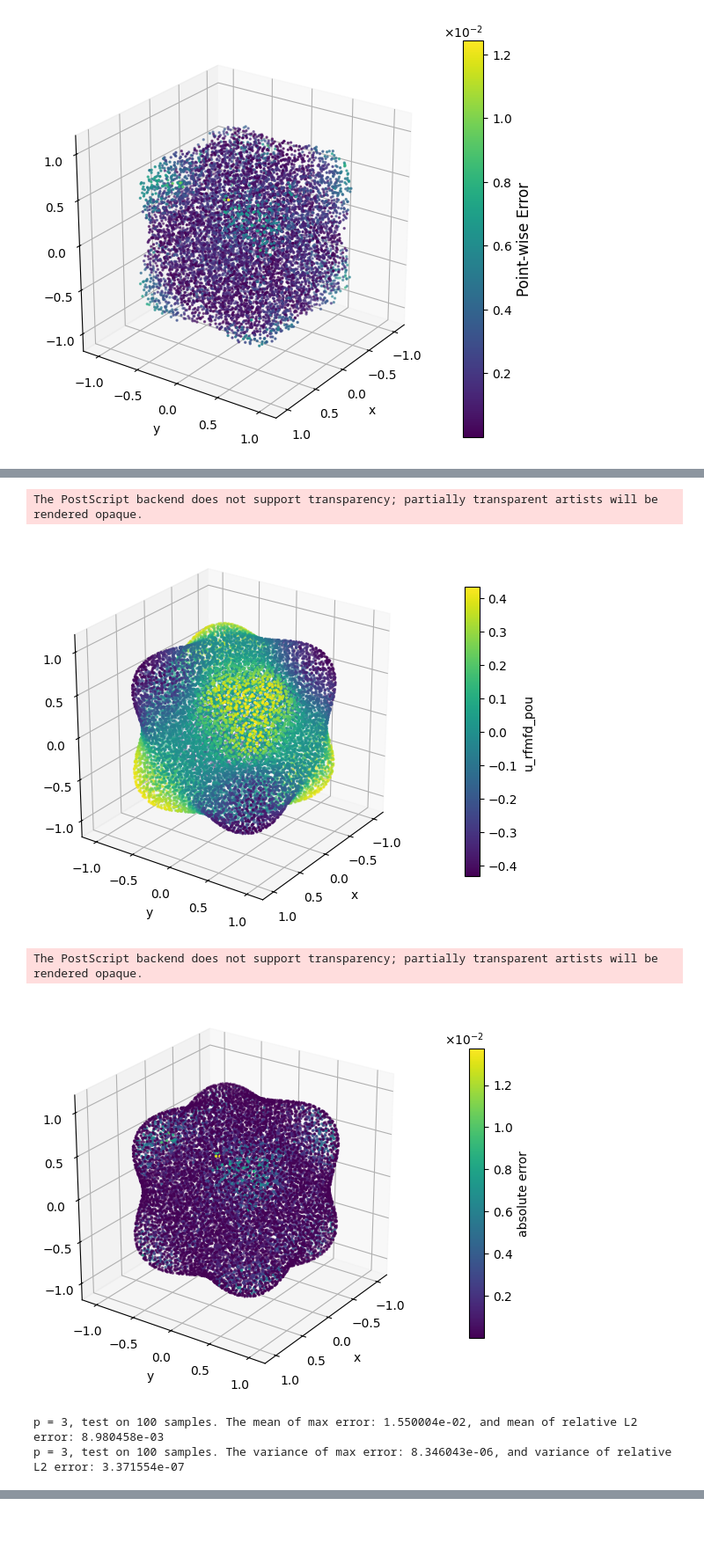
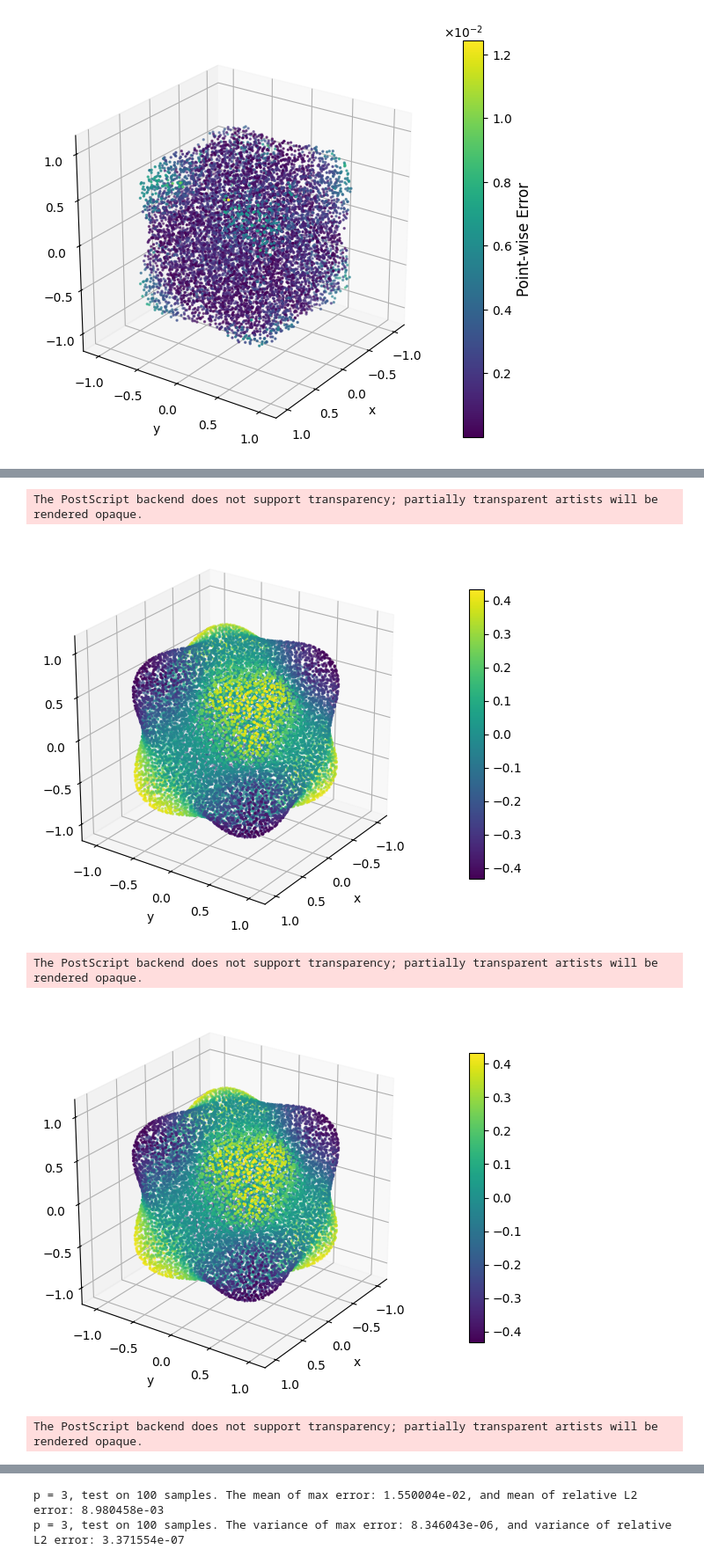
Before and after one commit to wooodswu/one_shot_by_RFM, a Jupyter notebook: mycode/rbf_helmholtz/rfm_fd_pou_solve_3d_helmholtz_0506_overlap_0.2.ipynb, the cells around one changed output, grey strips where cells are left out. Shown at 88% size. Cells and saved outputs as stored; diff of their text form; code cells hidden in the pictures; blank space fills up the shorter version.

```diff
--- a/mycode/rbf_helmholtz/rfm_fd_pou_solve_3d_helmholtz_0506_overlap_0.2.ipynb
+++ b/mycode/rbf_helmholtz/rfm_fd_pou_solve_3d_helmholtz_0506_overlap_0.2.ipynb
@@ -3202,7 +3195,9 @@ plt.show()
 # %%
 import time
 E_inf, E_L2 = np.zeros((100,1)),np.zeros((100,1))
-Yin,Yb = Y[index_in,:],Y[index_bc,:] # interior and boundary points
+# Yin,Yb = Y[index_in,:],Y[index_bc,:] # interior and boundary points
+Y = np.concatenate([Yin,Yb],axis=0)
+
 f_vec = f_new[index_in,:]
 g_vec = u_new[index_bc,:]
 
@@ -3228,6 +3223,7 @@ var_L2 = np.var(E_L2)
 
 np.random.seed(100)
 q = np.random.randint(0,100)
+print("q is", q)
 
 import matplotlib.colors as mcolors
 
@@ -3241,4 +3238,34 @@ p = 3, inference time: 34.7035 秒
 # %%
+# plot_3d_scalar
+# f
+F_test = RHS[:,q]
+
+fig = plt.figure(figsize=(6, 5))
+ax = fig.add_subplot(111, projection='3d')
+ticks = [-1, -0.5, 0, 0.5, 1]
+ax.set_xticks(ticks)
+ax.set_yticks(ticks)
+ax.set_zticks(ticks)
+ax.set_xlim([-1.2, 1.2])
+ax.set_ylim([-1.2, 1.2])
+ax.set_zlim([-1.2, 1.2])
+ax.set_box_aspect([1, 1, 1])
+sc = ax.scatter(
+    Y[:, 0], Y[:, 1], Y[:, 2],
+    c=F_test.reshape(-1),
+    cmap='viridis',
+    s=2
+)
+cbar = fig.colorbar(sc, ax=ax, shrink=0.7, pad=0.1)
+# cbar.set_label('f')
+ax.set_xlabel('x')
+ax.set_ylabel('y')
+ax.set_zlabel('z')
+ax.view_init(elev=25, azim=35)
+plt.tight_layout()
+fig.savefig(f'./result/helm3d_rfmfdpou_p={order}_f_test.eps', bbox_inches='tight')
+plt.show()
+
 # plot_3d_scalar
 # u_fem
 
@@ -3259,7 +3286,7 @@ sc = ax.scatter(
     s=2
 )
 cbar = fig.colorbar(sc, ax=ax, shrink=0.7, pad=0.1)
-cbar.set_label('u_fem')
+# cbar.set_label('u_fem')
 ax.set_xlabel('x')
 ax.set_ylabel('y')
 ax.set_zlabel('z')
@@ -3286,7 +3313,7 @@ sc = ax.scatter(
     s=2
 )
 cbar = fig.colorbar(sc, ax=ax, shrink=0.7, pad=0.1)
-cbar.set_label('u_rfmfd_pou')
+# cbar.set_label('u_rfmfd_pou')
 ax.set_xlabel('x')
 ax.set_ylabel('y')
 ax.set_zlabel('z')
@@ -3315,7 +3342,7 @@ sc = ax.scatter(
     s=2
 )
 cbar = fig.colorbar(sc, ax=ax, shrink=0.7, pad=0.1)
-cbar.set_label('absolute error')
+# cbar.set_label('absolute error')
 formatter = ticker.ScalarFormatter(useMathText=True)
 formatter.set_scientific(True)
 formatter.set_powerlimits((0, 0))
@@ -3335,6 +3362,5 @@ The PostScript backend does not support transparency; partially transparent arti
 The PostScript backend does not support transparency; partially transparent artists will be rendered opaque.
-[figure, old version]
+[figure, new version]
 The PostScript backend does not support transparency; partially transparent artists will be rendered opaque.
-[figure, old version]
+[figure, new version]
-p = 3, test on 100 samples. The mean of max error: 1.550004e-02, and mean of relative L2 error: 8.980458e-03
-p = 3, test on 100 samples. The variance of max error: 8.346043e-06, and variance of relative L2 error: 3.371554e-07
+The PostScript backend does not support transparency; partially transparent artists will be rendered opaque.
@@ -3340,0 +3368,2 @@ p = 3, test on 100 samples. The variance of max error: 8.346043e-06, and varianc
+p = 3, test on 100 samples. The mean of max error: 1.550004e-02, and mean of relative L2 error: 8.980458e-03
+p = 3, test on 100 samples. The variance of max error: 8.346043e-06, and variance of relative L2 error: 3.371554e-07
```
Also changed, not shown: parts of 3 cells of this notebook, 7 other files.
